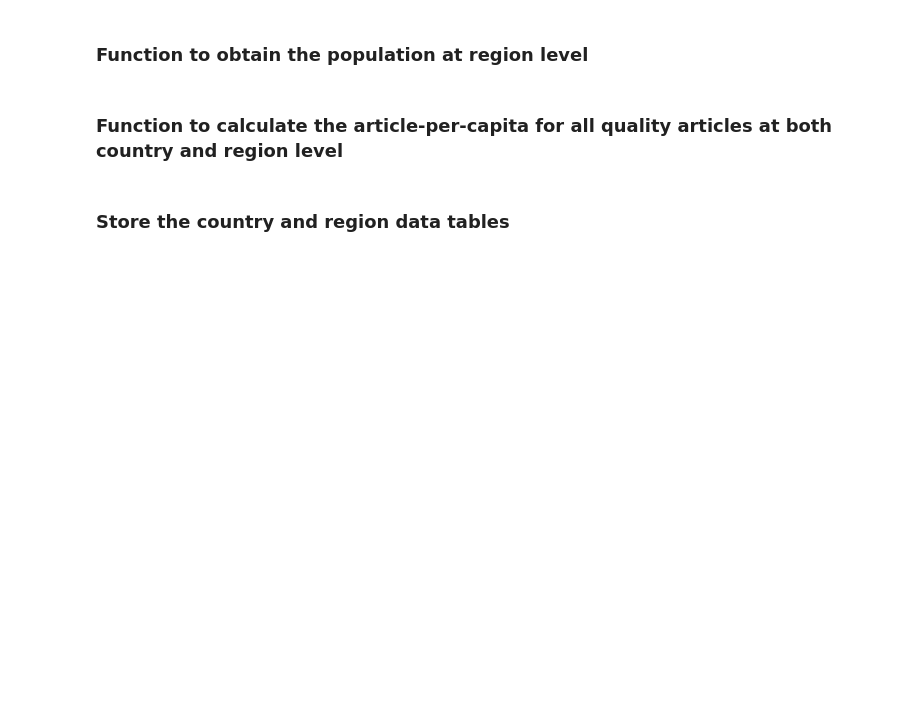
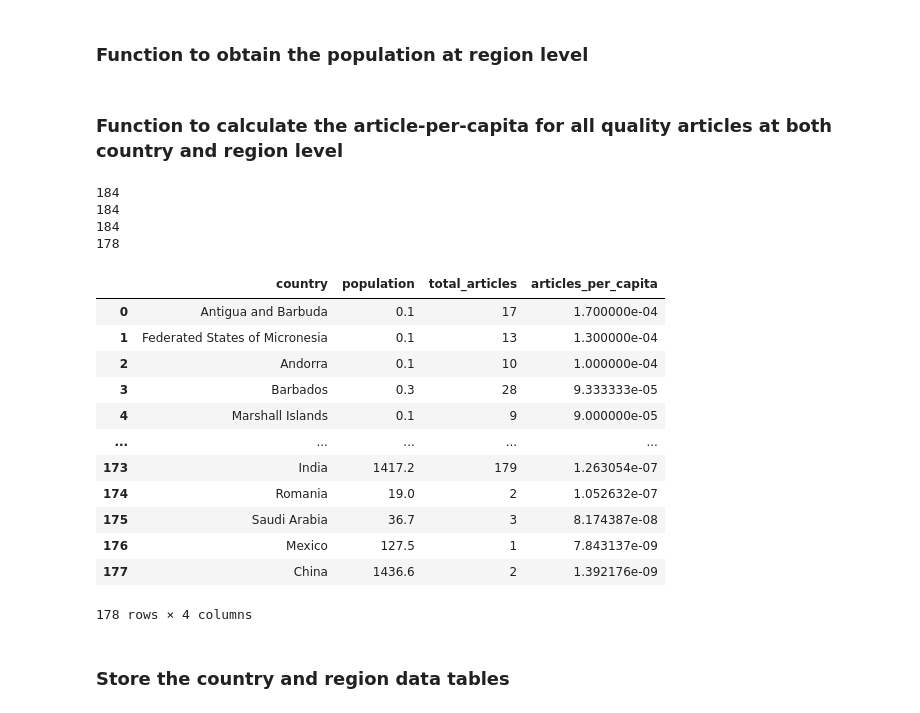
Before and after one commit to TharunKumarReddy5/data-512-homework_2, a Jupyter notebook: DATA 512 Homework 2 Tharun.ipynb, the cells around one changed output. Saved outputs shown, nothing was run; the diff lists cells and outputs as text; code cells hidden in the pictures; blank space fills up the shorter version.

```diff
--- a/DATA 512 Homework 2 Tharun.ipynb
+++ b/DATA 512 Homework 2 Tharun.ipynb
@@ -531,6 +536,26 @@ def all_quality(data, grain = 'country'):
   total_articles.reset_index(inplace = True)
   total_articles = total_articles.drop('index', axis = 1)
   return total_articles
+# %%
+all_quality(df_main, grain = 'country')
+# %% [output]
+184
+184
+184
+178
+|  | country | population | total_articles | articles_per_capita |
+| 0 | Antigua and Barbuda | 0.1 | 17 | 1.700000e-04 |
+| 1 | Federated States of Micronesia | 0.1 | 13 | 1.300000e-04 |
+| 2 | Andorra | 0.1 | 10 | 1.000000e-04 |
+| 3 | Barbados | 0.3 | 28 | 9.333333e-05 |
+| 4 | Marshall Islands | 0.1 | 9 | 9.000000e-05 |
+| ... | ... | ... | ... | ... |
+| 173 | India | 1417.2 | 179 | 1.263054e-07 |
+| 174 | Romania | 19.0 | 2 | 1.052632e-07 |
+| 175 | Saudi Arabia | 36.7 | 3 | 8.174387e-08 |
+| 176 | Mexico | 127.5 | 1 | 7.843137e-09 |
+| 177 | China | 1436.6 | 2 | 1.392176e-09 |
+178 rows × 4 columns
 # %% [markdown]
 ### Store the country and region data tables
 # %%
```
Also changed, not shown: parts of 12 cells of this notebook, 5 other files.
